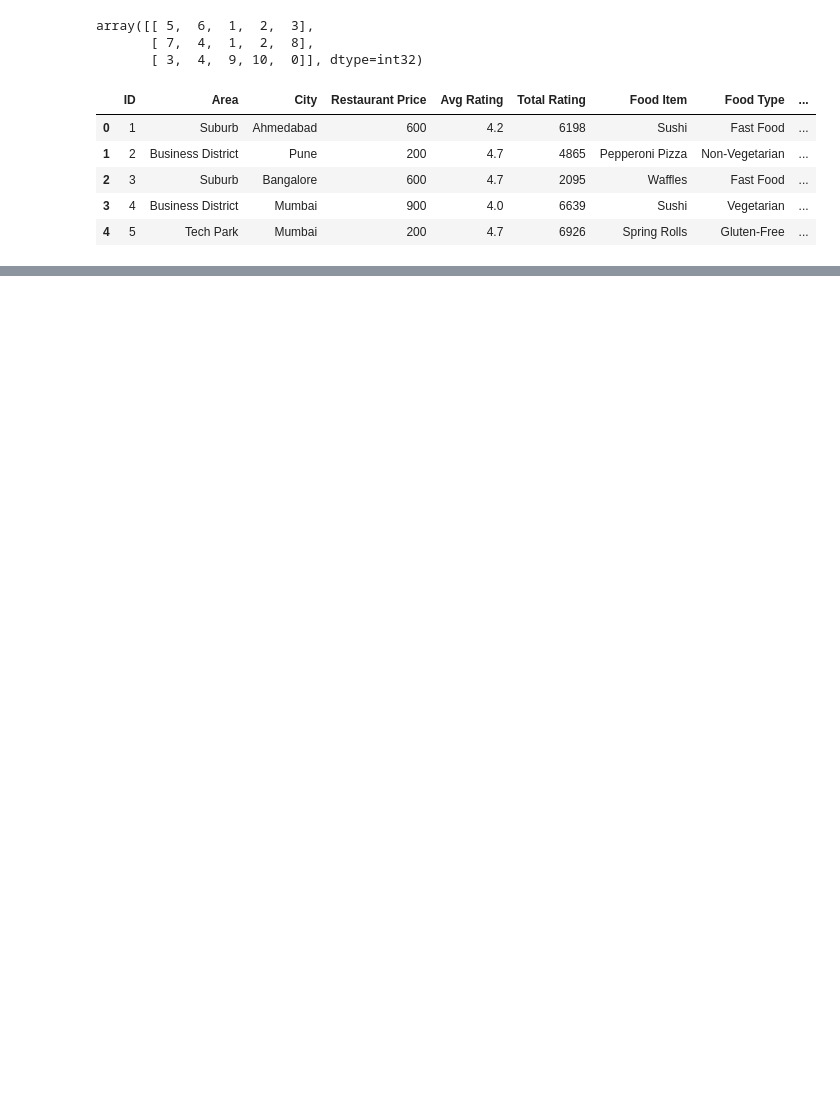
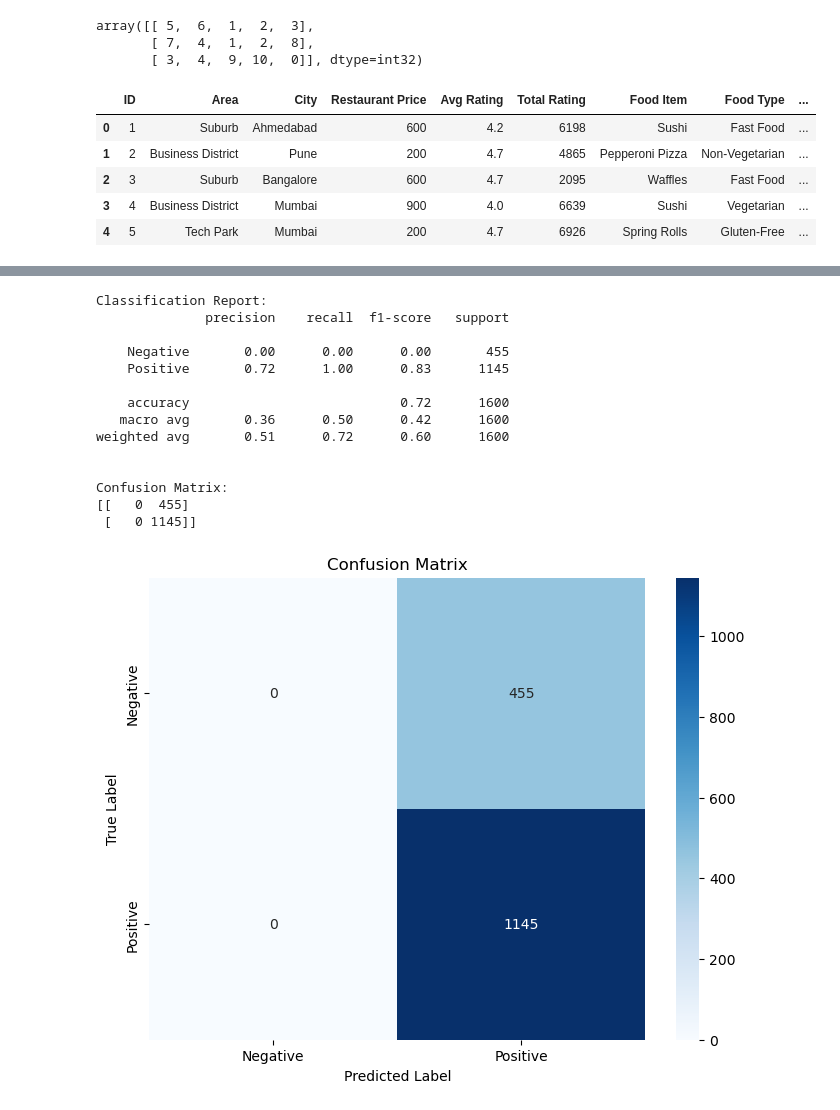
Before and after one commit to amdollar/Simplylearn---AIML-course, a Jupyter notebook: Module 4/15RNN_LSTM_SentimentGenerationDetection.ipynb, the cells around one changed output, grey strips where cells are left out. Saved outputs shown, nothing was run; the diff lists cells and outputs as text; code cells hidden in the pictures; blank space fills up the shorter version.

Commit message:
Saperated the self code and the one that created for same problem using Co-pilot. Almost same results but more metrics added in generated code.

```diff
--- a/Module 4/15RNN_LSTM_SentimentGenerationDetection.ipynb
+++ b/Module 4/15RNN_LSTM_SentimentGenerationDetection.ipynb
@@ -141,4 +193,11 @@ Model: "sequential_11"
  Trainable params: 0 (0.00 B)
  Non-trainable params: 0 (0.00 B)
 # %%
-model.compile(optimizer = 'adam', loss='binary_crossentropy', metrics = ['accuracy'])
+# model.compile(optimizer = 'adam', loss='binary_crossentropy', metrics = ['accuracy'])
+
+# Compile model with improved optimizer settings
+model.compile(
+    optimizer=tf.keras.optimizers.Adam(learning_rate=0.001),  # Explicit learning rate
+    loss='binary_crossentropy',
+    metrics=['accuracy', 'precision', 'recall']  # Additional metrics for better evaluation
+)
@@ -145,7 +222,8 @@ model.compile(optimizer = 'adam', loss='binary_crossentropy', metrics = ['accura
 # %%
-model.fit(X_train, y_train, epochs= 10, validation_data = (X_test, y_test), batch_size = 32)
+history= model.fit(X_train, y_train, epochs= 10, validation_data = (X_val, y_val), batch_size = 32,
+    callbacks=callbacks,verbose = 1)
 
-score = model.evaluate(X_test,y_test)
+score = model.evaluate(X_test,y_test, verbose=0)
 
 print(f'Test Accuracy: {score[1]:.2f}')
 # %% [output]
@@ -171,0 +247,66 @@ means model has archived the accuracy of 72%
+# %%
+# Comprehensive Model Evaluation
+from sklearn.metrics import classification_report, confusion_matrix
+import matplotlib.pyplot as plt
+import seaborn as sns
+
+# Make predictions
+y_pred_proba = model.predict(X_test, verbose=0)
+y_pred = (y_pred_proba >= 0.5).astype(int).flatten()
+
+# Classification Report
+print("Classification Report:")
+print(classification_report(y_test, y_pred, target_names=['Negative', 'Positive']))
+
+# Confusion Matrix
+cm = confusion_matrix(y_test, y_pred)
+print("\nConfusion Matrix:")
+print(cm)
+
+# Visualize confusion matrix
+plt.figure(figsize=(8, 6))
+sns.heatmap(cm, annot=True, fmt='d', cmap='Blues',
+            xticklabels=['Negative', 'Positive'],
+            yticklabels=['Negative', 'Positive'])
+plt.title('Confusion Matrix')
+plt.ylabel('True Label')
+plt.xlabel('Predicted Label')
+plt.show()
+
+# Plot training history
+plt.figure(figsize=(12, 4))
+
+plt.subplot(1, 2, 1)
+plt.plot(history.history['accuracy'], label='Train Accuracy')
+plt.plot(history.history['val_accuracy'], label='Val Accuracy')
+plt.title('Model Accuracy')
+plt.xlabel('Epoch')
+plt.ylabel('Accuracy')
+plt.legend()
+
+plt.subplot(1, 2, 2)
+plt.plot(history.history['loss'], label='Train Loss')
+plt.plot(history.history['val_loss'], label='Val Loss')
+plt.title('Model Loss')
+plt.xlabel('Epoch')
+plt.ylabel('Loss')
+plt.legend()
+
+plt.tight_layout()
+plt.show()
+# %% [output]
+Classification Report:
+              precision    recall  f1-score   support
+
+    Negative       0.00      0.00      0.00       455
+    Positive       0.72      1.00      0.83      1145
+
+    accuracy                           0.72      1600
+   macro avg       0.36      0.50      0.42      1600
+weighted avg       0.51      0.72      0.60      1600
+
+
+Confusion Matrix:
+[[   0  455]
+ [   0 1145]]
+[figure, added]
```
Also changed, not shown: parts of 9 cells of this notebook, 1 other file.
